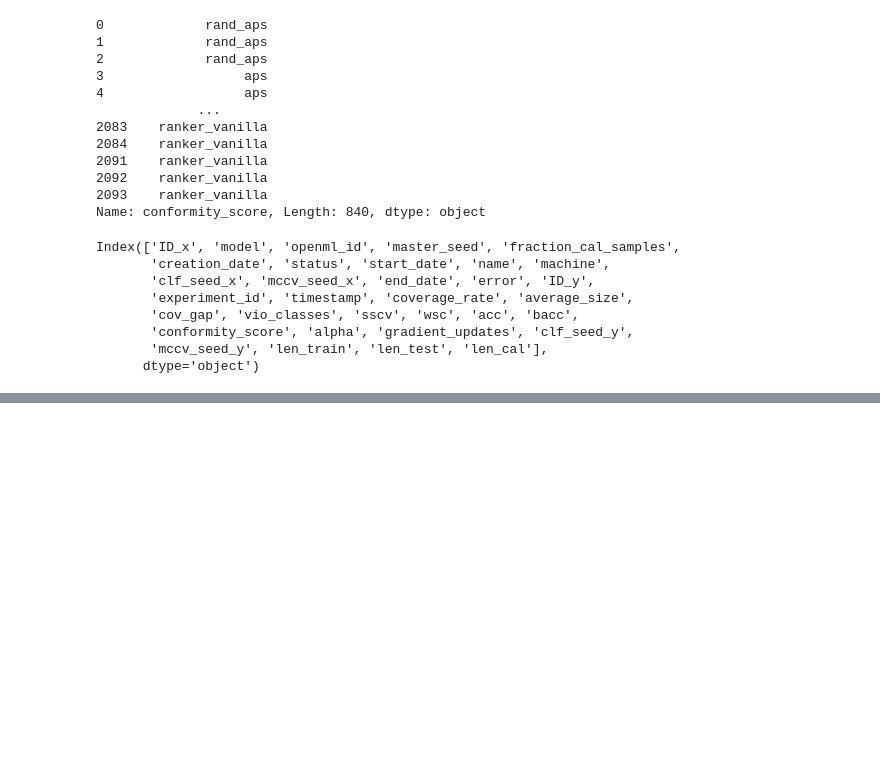
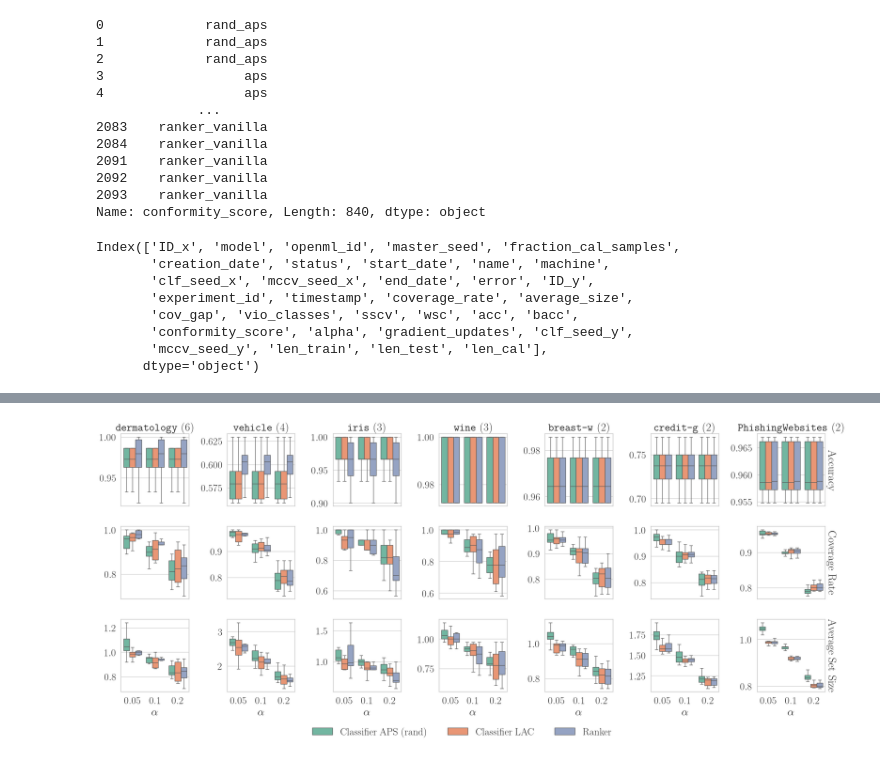
Before and after one commit to yunjinnkim/preference-based-cp, a Jupyter notebook: experiments/evaluation simple.ipynb, the cells around one changed output, grey strips where cells are left out. Drawn from its saved outputs; the diff is of its cells as text; code cells hidden in the pictures; blank space fills up the shorter version.

Commit message:
boxplots

```diff
--- a/experiments/evaluation simple.ipynb
+++ b/experiments/evaluation simple.ipynb
@@ -102,6 +102,7 @@ df = result_df
 result_df["dataset"] =  result_df["openml_id"].replace(dataset_renamer)
 result_df["num_classes"] = result_df["openml_id"].replace(num_classes)
 
+result_df["dataset"] = r"$\texttt{" + result_df["dataset"] + "}$"
 result_df["dataset"] = result_df["dataset"] + " (" + result_df["num_classes"].astype(str) + ")"
 
 cs_renamer = {"aps":"APS",
@@ -339,0 +229,52 @@ ValueError: Number of rows must be a positive integer, not 0
+# %%
+from matplotlib.colors import Colormap
+import seaborn as sns
+import matplotlib.pyplot as plt
+import pandas as pd
+
+import seaborn as sns
+sns.set(font_scale=1.8,rc={'text.usetex' : True})
+sns.set_style("whitegrid")
+plt.rc('font', **{'family': 'serif'})
+plt.rcParams["figure.figsize"] = (10, 6)
+
+# Define columns
+group_cols = ['dataset', 'alpha', 'method']
+metrics_max = ['acc', 'coverage_rate']
+metrics_min = ['average_size']
+metrics = metrics_max + metrics_min
+
+result_df = result_df[result_df.method != "Classifier APS"]
+
+
+
+# Melt the original result_df to long format for seaborn
+melted_df = result_df.melt(id_vars=group_cols, value_vars=metrics, var_name='metric', value_name='value')
+melted_df.replace({"metric": {"acc": "Accuracy", "coverage_rate": "Coverage Rate", "average_size": "Average Set Size"}}, inplace=True)
+
+
+# Create FacetGrid with a row per metric
+g = sns.FacetGrid(
+    melted_df, col="dataset", row="metric", margin_titles=True,
+    despine=False, sharey=False, #height=4, aspect=2.4
+)
+
+g.set_titles(col_template="{col_name}", row_template="{row_name}")
+
+# Map boxplots with hue for method separation
+g.map_dataframe(sns.boxplot, x="alpha", y="value", hue="method", dodge=True, showfliers=False, palette="Set2")
+g.set_axis_labels(r"$\alpha$", " ")
+
+# # Add a legend outside the plot
+# g.add_legend(title="Method", ncols=4)
+# g._legend.set_bbox_to_anchor((0.5, -0.05))
+handles, labels = g.axes[0, 0].get_legend_handles_labels()
+g.fig.legend(handles, labels, loc='upper center', ncol=3, bbox_to_anchor=(0.5, 0.07), frameon=False)
+#
+#   # Move legend under plot
+# g._legend.set_frame_on(False)  # Remove legend frame
+# g._legend.set_title("Method")  # Set title
+plt.subplots_adjust(bottom=0.15)
+plt.savefig("boxplots.pdf", bbox_inches='tight')
+# %% [output]
+[figure, added]
```
Also changed, not shown: parts of 5 cells of this notebook.
